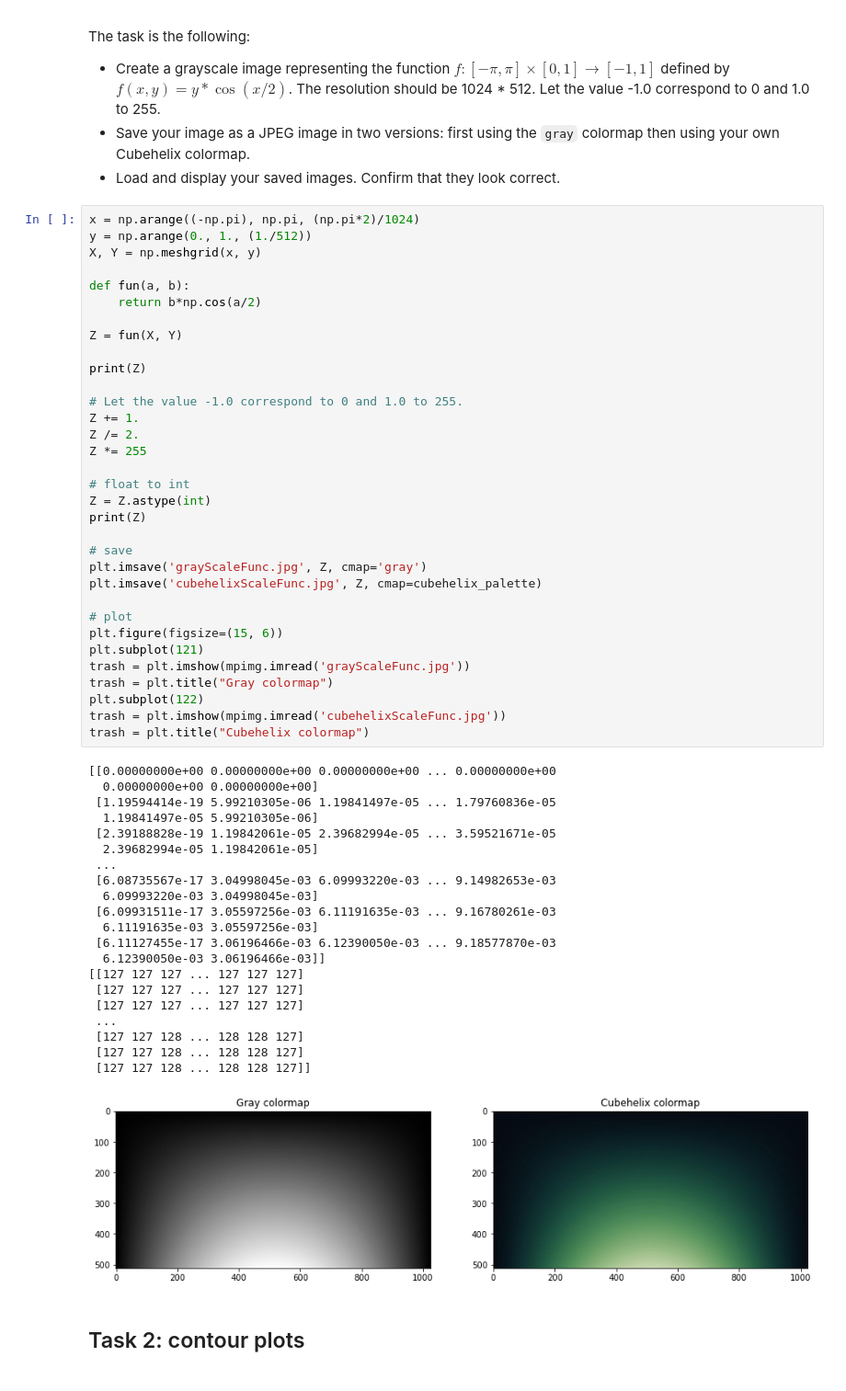
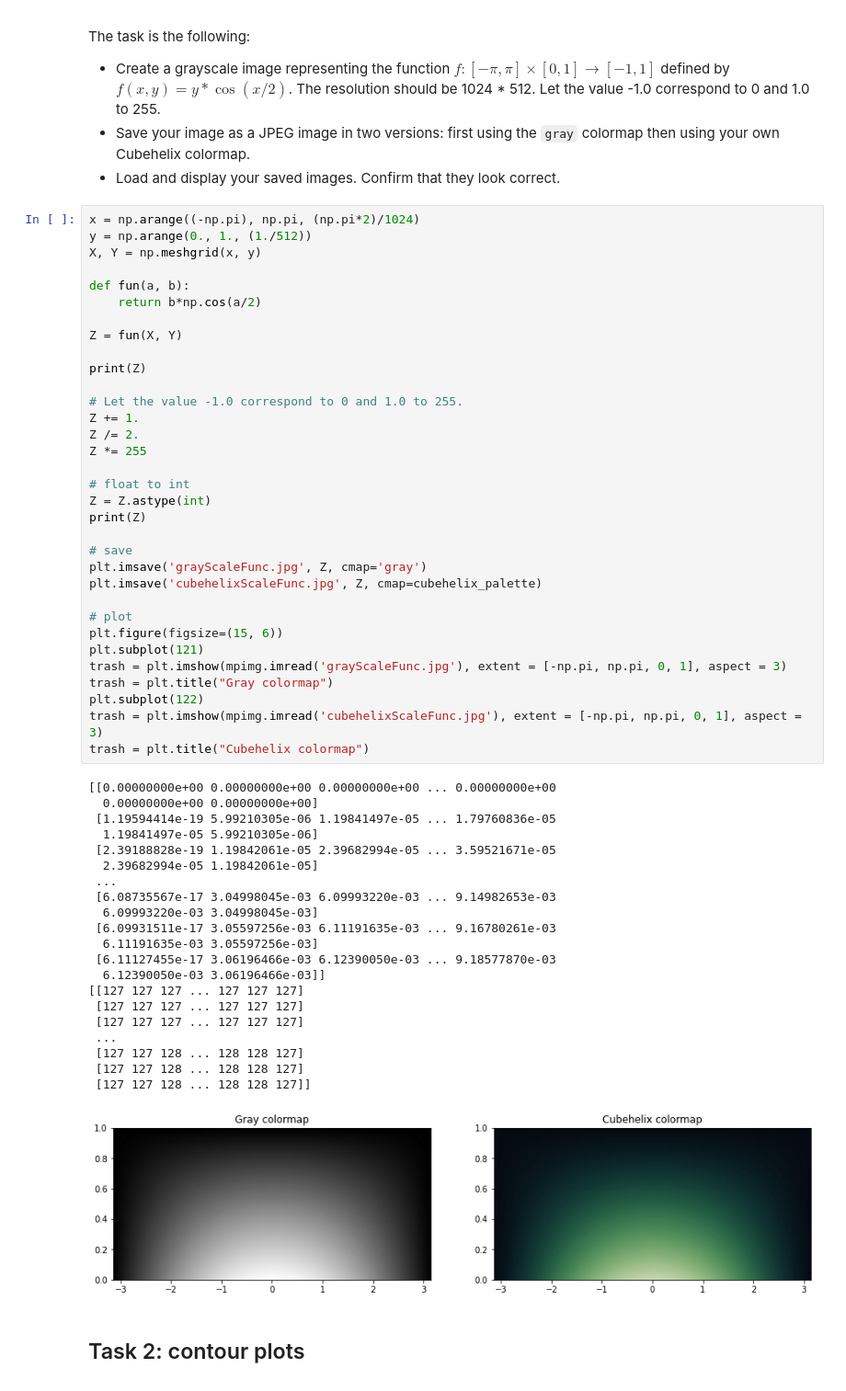
Before and after one commit to elvinafahlgren/Visualization, a Jupyter notebook: worksheet-3.ipynb, the cells around one changed output. Shown at 92% size. Drawn from its saved outputs; the diff is of its cells as text.

```diff
--- a/worksheet-3.ipynb
+++ b/worksheet-3.ipynb
@@ -142,36 +142,36 @@ print(Z)
 plt.imsave('grayScaleFunc.jpg', Z, cmap='gray')
 plt.imsave('cubehelixScaleFunc.jpg', Z, cmap=cubehelix_palette)
 
 # plot
 plt.figure(figsize=(15, 6))
 plt.subplot(121)
-trash = plt.imshow(mpimg.imread('grayScaleFunc.jpg'))
+trash = plt.imshow(mpimg.imread('grayScaleFunc.jpg'), extent = [-np.pi, np.pi, 0, 1], aspect = 3)
 trash = plt.title("Gray colormap")
 plt.subplot(122)
-trash = plt.imshow(mpimg.imread('cubehelixScaleFunc.jpg'))
+trash = plt.imshow(mpimg.imread('cubehelixScaleFunc.jpg'), extent = [-np.pi, np.pi, 0, 1], aspect = 3)
 trash = plt.title("Cubehelix colormap")
 # %% [output]
 [[0.00000000e+00 0.00000000e+00 0.00000000e+00 ... 0.00000000e+00
   0.00000000e+00 0.00000000e+00]
  [1.19594414e-19 5.99210305e-06 1.19841497e-05 ... 1.79760836e-05
   1.19841497e-05 5.99210305e-06]
  [2.39188828e-19 1.19842061e-05 2.39682994e-05 ... 3.59521671e-05
   2.39682994e-05 1.19842061e-05]
  ...
  [6.08735567e-17 3.04998045e-03 6.09993220e-03 ... 9.14982653e-03
   6.09993220e-03 3.04998045e-03]
  [6.09931511e-17 3.05597256e-03 6.11191635e-03 ... 9.16780261e-03
   6.11191635e-03 3.05597256e-03]
  [6.11127455e-17 3.06196466e-03 6.12390050e-03 ... 9.18577870e-03
   6.12390050e-03 3.06196466e-03]]
 [[127 127 127 ... 127 127 127]
  [127 127 127 ... 127 127 127]
  [127 127 127 ... 127 127 127]
  ...
  [127 127 128 ... 128 128 127]
  [127 127 128 ... 128 128 127]
  [127 127 128 ... 128 128 127]]
-[figure, old version]
+[figure, new version]
 # %% [markdown]
 ## Task 2: contour plots
 
```
Also changed, not shown: parts of 2 cells of this notebook.
